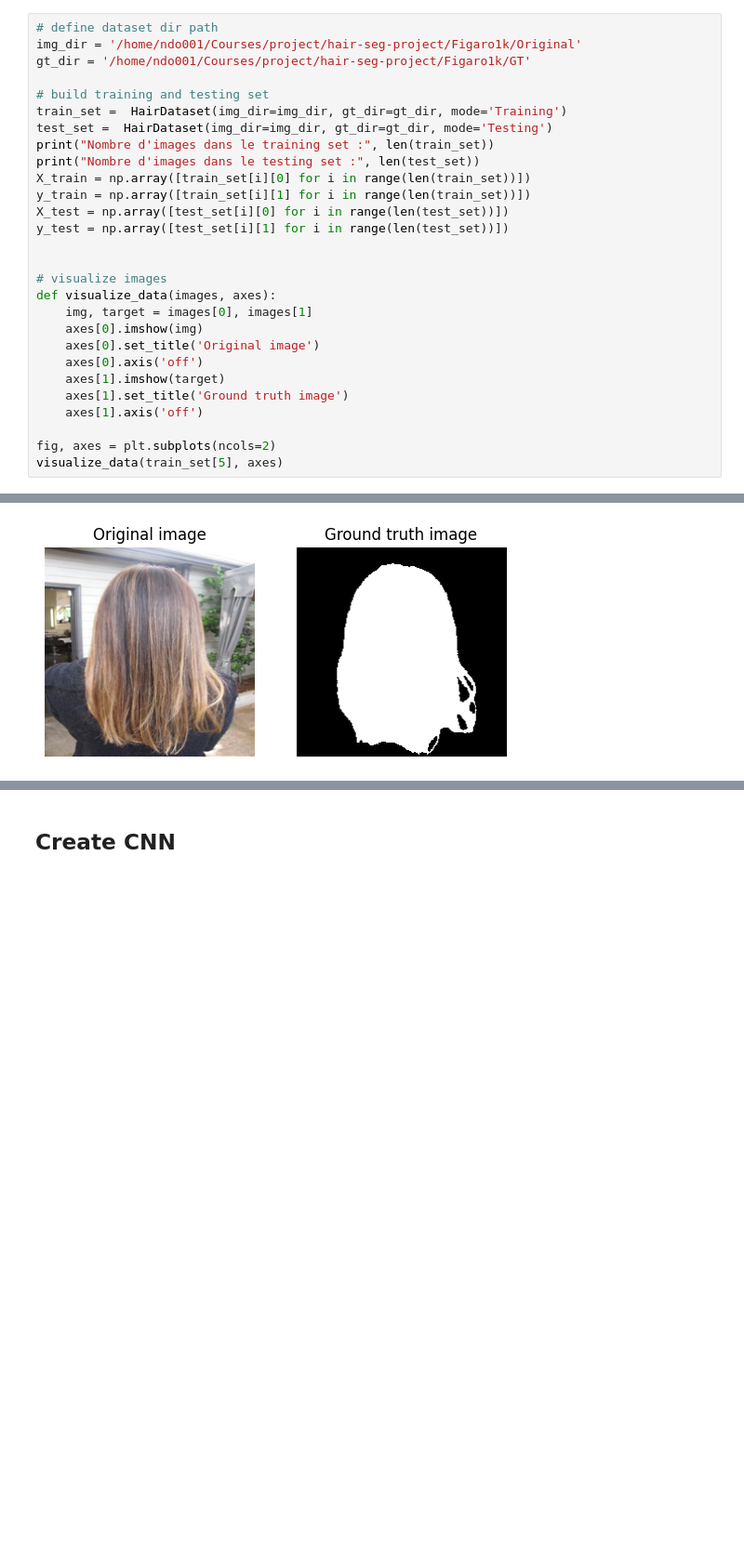
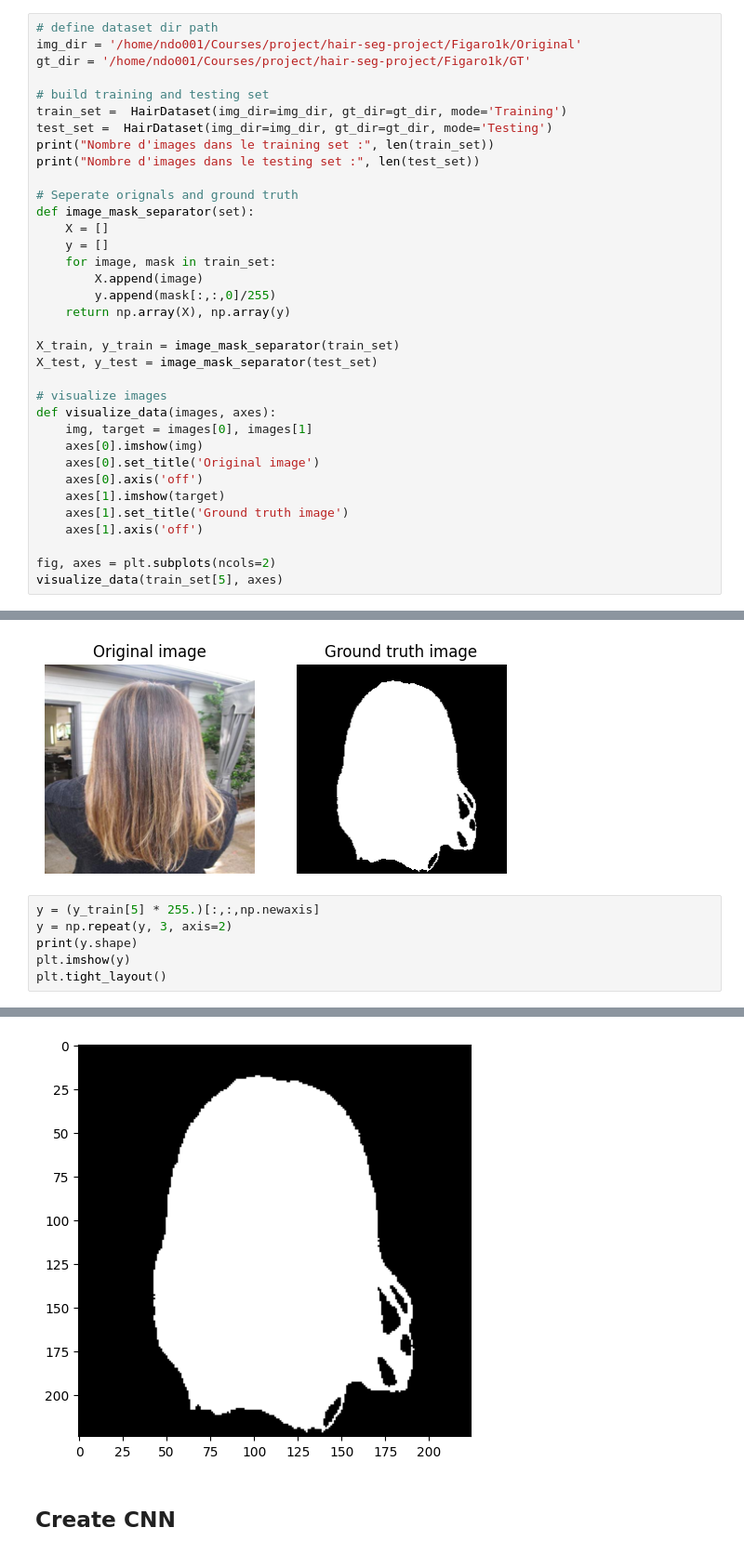
Before and after one commit to Kainasu/hair-seg-project, a Jupyter notebook: hair-segmentation.ipynb, the cells around one changed output, grey strips where cells are left out. Shown at 93% size. Cells and saved outputs as stored; diff of their text form; blank space fills up the shorter version.

Commit message:
Split images and masks faster, Normalize masks

```diff
--- a/hair-segmentation.ipynb
+++ b/hair-segmentation.ipynb
@@ -47,11 +47,18 @@ train_set =  HairDataset(img_dir=img_dir, gt_dir=gt_dir, mode='Training')
 test_set =  HairDataset(img_dir=img_dir, gt_dir=gt_dir, mode='Testing')
 print("Nombre d'images dans le training set :", len(train_set))
 print("Nombre d'images dans le testing set :", len(test_set))
-X_train = np.array([train_set[i][0] for i in range(len(train_set))])
-y_train = np.array([train_set[i][1] for i in range(len(train_set))])
-X_test = np.array([test_set[i][0] for i in range(len(test_set))])
-y_test = np.array([test_set[i][1] for i in range(len(test_set))])
 
+# Seperate orignals and ground truth
+def image_mask_separator(set):
+    X = []
+    y = []
+    for image, mask in train_set:
+        X.append(image)
+        y.append(mask[:,:,0]/255)
+    return np.array(X), np.array(y)
+
+X_train, y_train = image_mask_separator(train_set)
+X_test, y_test = image_mask_separator(test_set)
 
 # visualize images
 def visualize_data(images, axes):
@@ -69,3 +76,10 @@ visualize_data(train_set[5], axes)
 Nombre d'images dans le training set : 840
 Nombre d'images dans le testing set : 210
 [figure]
+# %%
+y = (y_train[5] * 255.)[:,:,np.newaxis]
+y = np.repeat(y, 3, axis=2)
+print(y.shape)
+plt.imshow(y)
+plt.tight_layout()
+# %% [output]
@@ -72,3 +88,4 @@ Nombre d'images dans le testing set : 210
+[figure, added]
 # %% [markdown]
 ## Create CNN
 # %%
```
Also changed, not shown: parts of 5 cells of this notebook.
